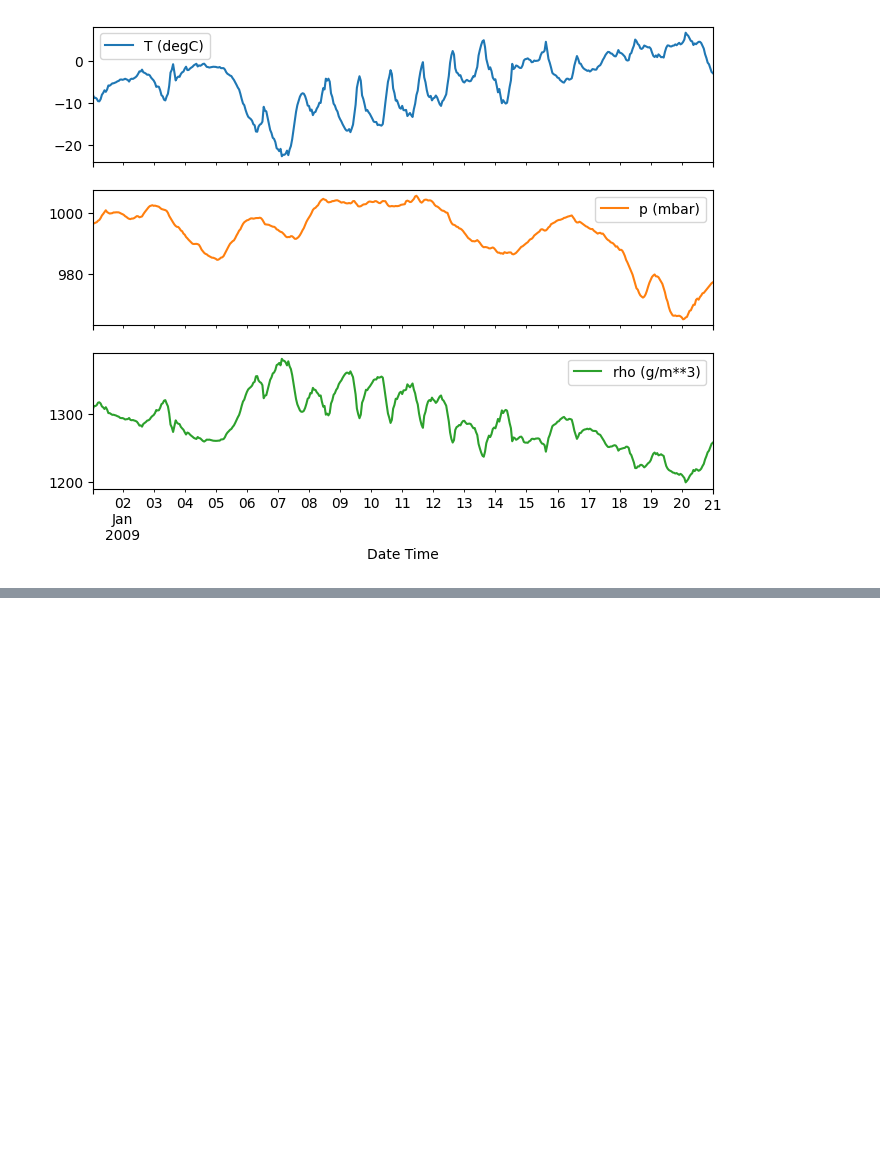
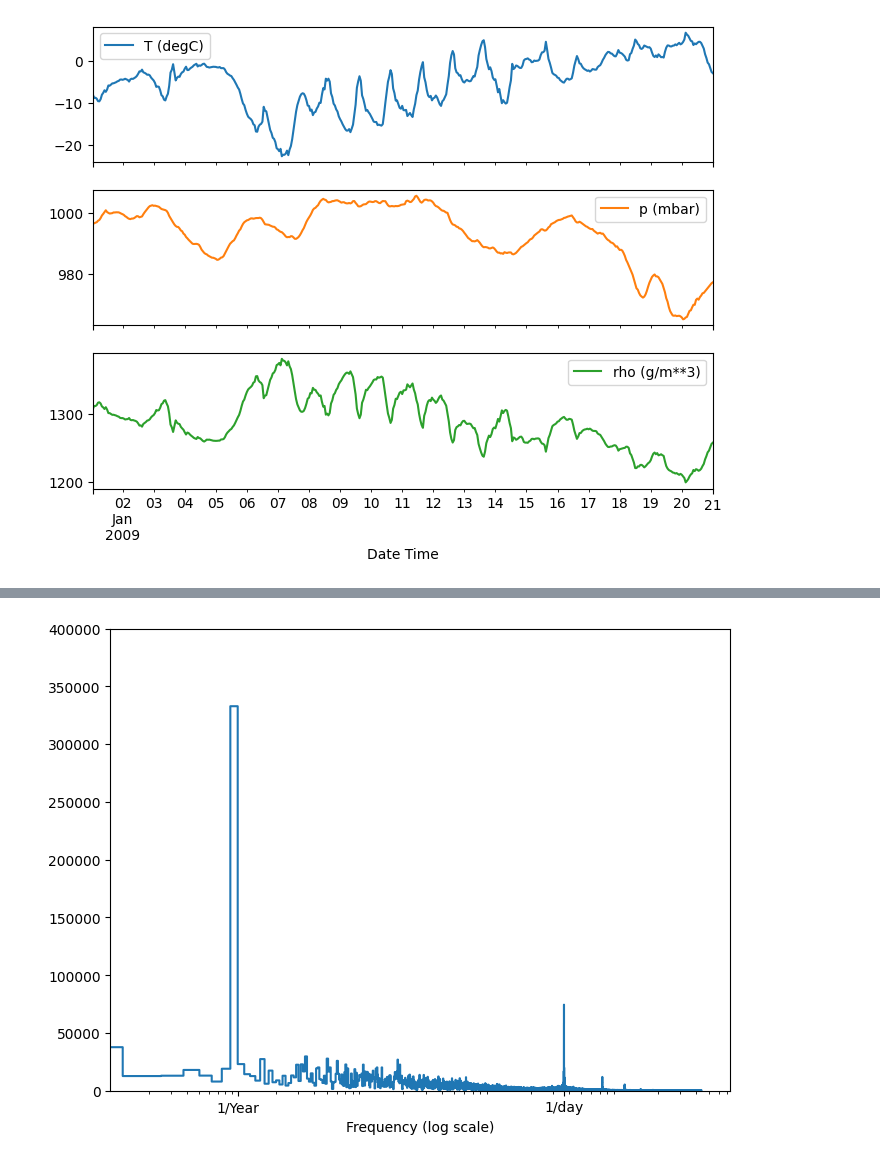
Before and after one commit to ronkcloud/tf_timeseries_analysis, a Jupyter notebook: tf_timeseries.ipynb, the cells around one changed output, grey strips where cells are left out. Saved outputs shown, nothing was run; the diff lists cells and outputs as text; code cells hidden in the pictures; blank space fills up the shorter version.

```diff
--- a/tf_timeseries.ipynb
+++ b/tf_timeseries.ipynb
@@ -48,0 +130,17 @@ _ = plot_features.plot(subplots=True)
+# %%
+fft = tf.signal.rfft(df['T (degC)'])
+f_per_dataset = np.arange(0, len(fft))
+
+n_samples_h = len(df['T (degC)'])
+hours_per_year = 24*365.2524
+years_per_dataset = n_samples_h/(hours_per_year)
+
+f_per_year = f_per_dataset/years_per_dataset
+plt.step(f_per_year, np.abs(fft))
+plt.xscale('log')
+plt.ylim(0, 400000)
+plt.xlim([0.1, max(plt.xlim())])
+plt.xticks([1, 365.2524], labels=['1/Year', '1/day'])
+_ = plt.xlabel('Frequency (log scale)')
+# %% [output]
+[figure, added]
```
Also changed, not shown: parts of 15 cells of this notebook.
